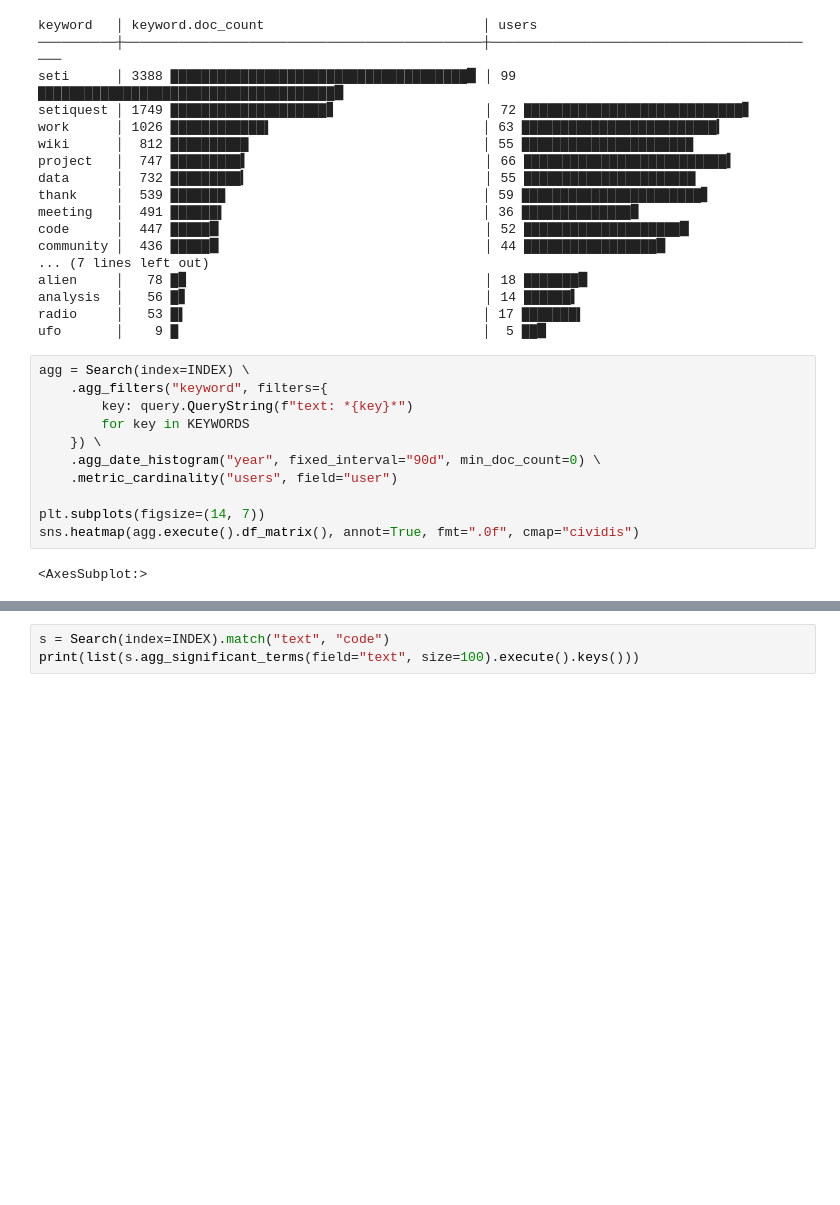
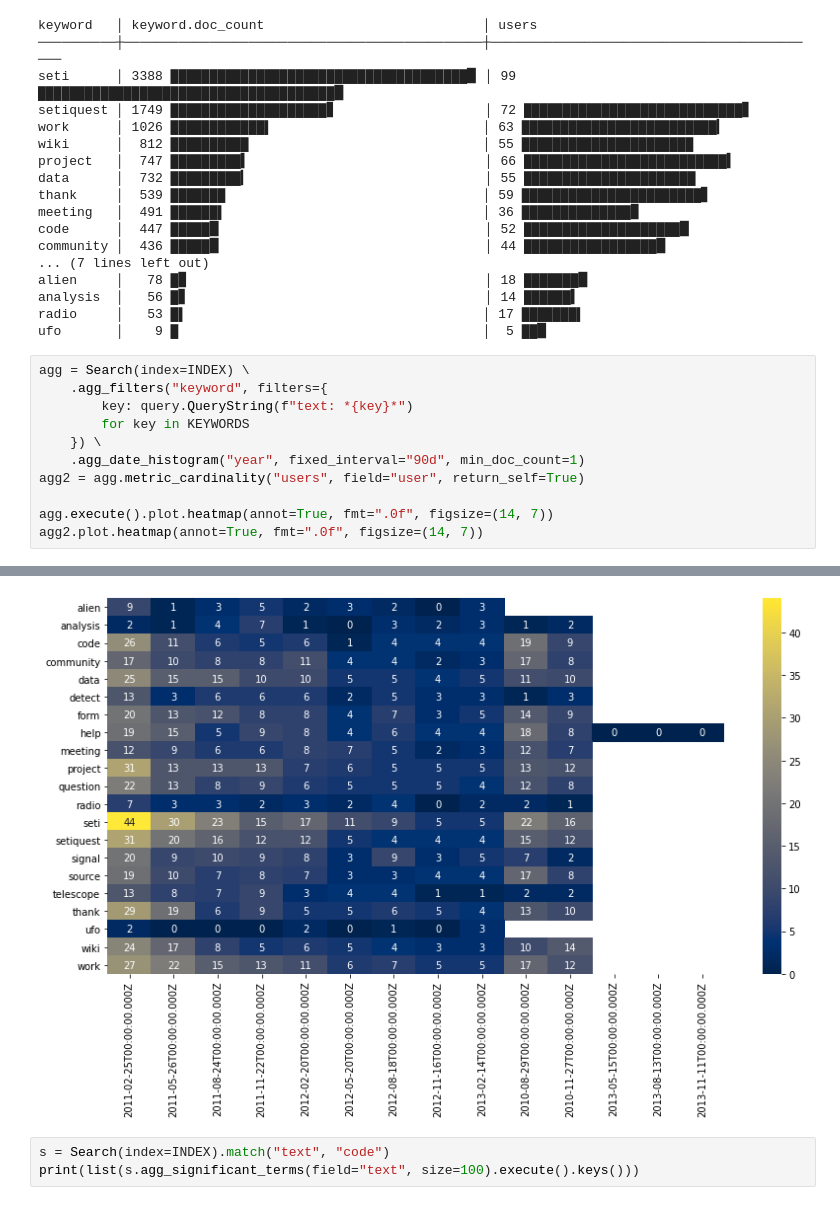
Before and after one commit to netzkolchose/elastipy, a Jupyter notebook: examples/setiquest.ipynb, the cells around one changed output, grey strips where cells are left out. Saved outputs shown, nothing was run; the diff lists cells and outputs as text; blank space fills up the shorter version.

```diff
--- a/examples/setiquest.ipynb
+++ b/examples/setiquest.ipynb
@@ -70,17 +62,17 @@ ufo       │    9 █                                       │  5 ██▉
 # %%
 agg = Search(index=INDEX) \
     .agg_filters("keyword", filters={
         key: query.QueryString(f"text: *{key}*")
         for key in KEYWORDS
     }) \
-    .agg_date_histogram("year", fixed_interval="90d", min_doc_count=0) \
-    .metric_cardinality("users", field="user")
+    .agg_date_histogram("year", fixed_interval="90d", min_doc_count=1)
+agg2 = agg.metric_cardinality("users", field="user", return_self=True)
 
-plt.subplots(figsize=(14, 7))
-sns.heatmap(agg.execute().df_matrix(), annot=True, fmt=".0f", cmap="cividis")
+agg.execute().plot.heatmap(annot=True, fmt=".0f", figsize=(14, 7))
+agg2.plot.heatmap(annot=True, fmt=".0f", figsize=(14, 7))
 # %% [output]
-<AxesSubplot:>
 [figure]
+[figure, added]
 # %%
 s = Search(index=INDEX).match("text", "code")
 print(list(s.agg_significant_terms(field="text", size=100).execute().keys()))
```
Also changed, not shown: parts of 4 cells of this notebook, 1 other file.
